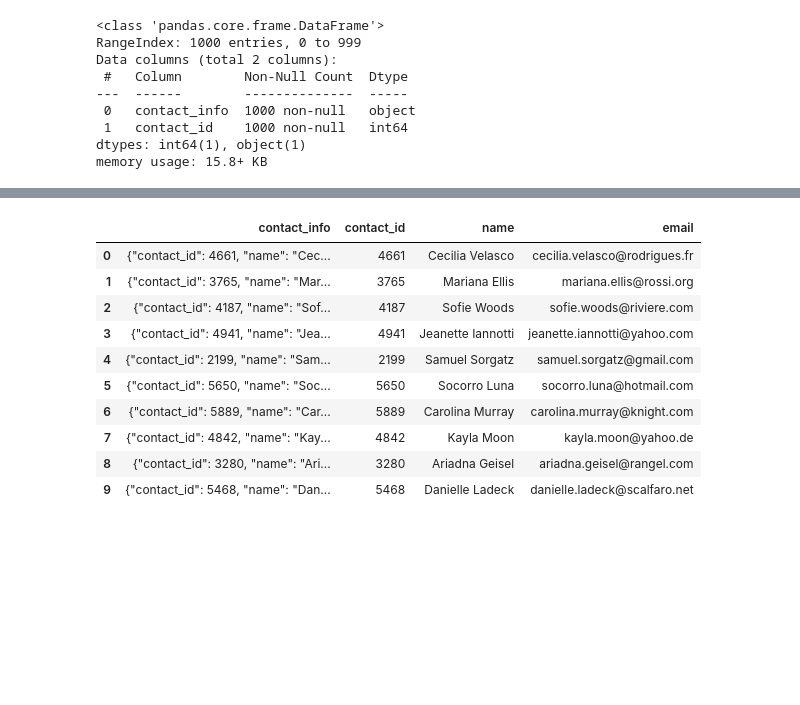
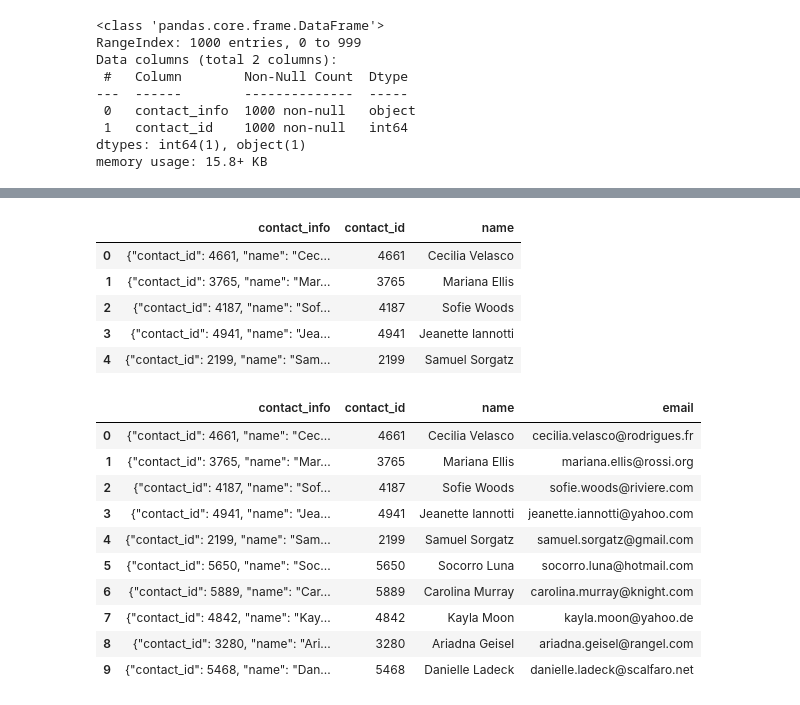
Before and after one commit to seashell-coder/Crowdfunding_ETL, a Jupyter notebook: ETL_Mini_Project_MMubarak_NWoltman_SHakim.ipynb, the cells around one changed output, grey strips where cells are left out. Cells and saved outputs as stored; diff of their text form; code cells hidden in the pictures; blank space fills up the shorter version.

Commit message:
adding the option-2 contacts.csv using regular expressions

```diff
--- a/ETL_Mini_Project_MMubarak_NWoltman_SHakim.ipynb
+++ b/ETL_Mini_Project_MMubarak_NWoltman_SHakim.ipynb
@@ -442,0 +434,5 @@ contact_info_df_copy.head()
+# %%
+# Extract the four-digit contact ID number.
+#\d matches any digit(0-9) and we specified the length {4}
+contact_info_df_copy['contact_id'] = contact_info_df_copy['contact_info'].str.extract("(\d{4})")
+contact_info_df_copy.head()
@@ -454,6 +458,9 @@ dtypes: object(2)
 memory usage: 15.8+ KB
 # %%
 # Convert the "contact_id" column to an int64 data type.
+contact_info_df_copy['contact_id'] = contact_info_df_copy['contact_id'].astype('int64')
+
+contact_info_df_copy.info()
 # %% [output]
 <class 'pandas.core.frame.DataFrame'>
 RangeIndex: 1000 entries, 0 to 999
@@ -481,2 +474,16 @@ memory usage: 15.8+ KB
+# %%
+# Extract the name of the contact and add it to a new column.
+#To extract the name value of name key from the contact_info we have to include the "name": and to retrieve the value we used character set [] now inside it we used ^"
+# to negate the double qoutation of name value
+# then we used the + for one more or more times values
+contact_info_df_copy['name'] = contact_info_df_copy['contact_info'].str.extract('"name": "([^"]+)"')
+contact_info_df_copy.head()
+# %% [output]
+|  | contact_info | contact_id | name |
+| 0 | {"contact_id": 4661, "name": "Cec... | 4661 | Cecilia Velasco |
+| 1 | {"contact_id": 3765, "name": "Mar... | 3765 | Mariana Ellis |
+| 2 | {"contact_id": 4187, "name": "Sof... | 4187 | Sofie Woods |
+| 3 | {"contact_id": 4941, "name": "Jea... | 4941 | Jeanette Iannotti |
+| 4 | {"contact_id": 2199, "name": "Sam... | 2199 | Samuel Sorgatz |
 # %%
 # Extract the email from the contacts and add the values to a new column.
```
Also changed, not shown: parts of 9 cells of this notebook.
